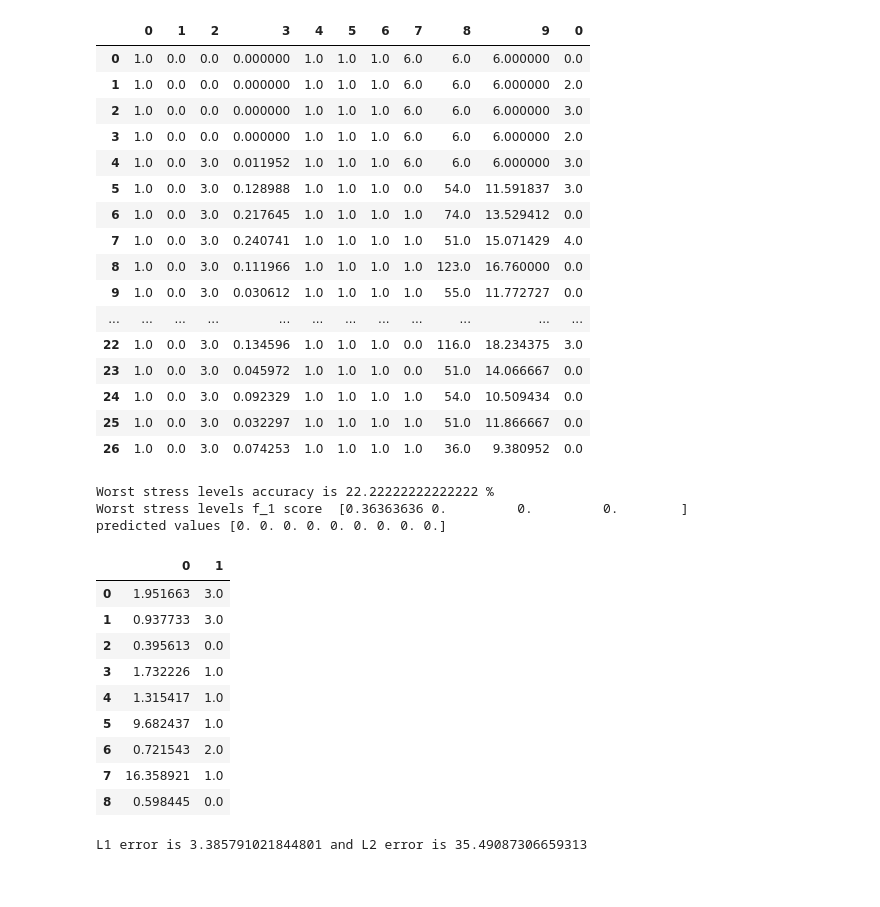
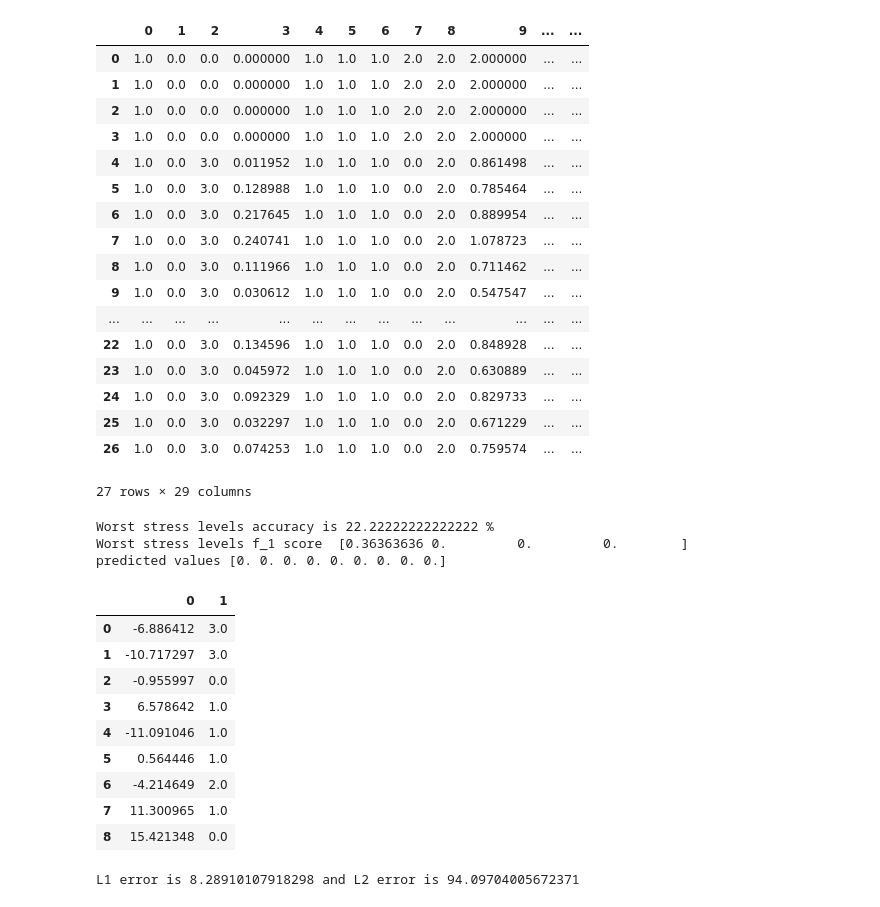
Before and after one commit to abhinavshaw1993/STRAIN-MachineLearning, a Jupyter notebook: notebooks/STRAIN_baseline_variable_generator.ipynb, the cells around one changed output. Cells and saved outputs as stored; diff of their text form; code cells hidden in the pictures.

```diff
--- a/notebooks/STRAIN_baseline_variable_generator.ipynb
+++ b/notebooks/STRAIN_baseline_variable_generator.ipynb
@@ -153,42 +153,43 @@ def generate_baseline_variables(feature_list=[
 
 #     return train_input_seq, train_target, val_input_seq, val_target
 # %%
-feature_list=["activity_details",
-             "sms_details",
-    "conversation_details",
-             ]
-train_input_seq, train_target, val_input_seq, val_target = generate_baseline_variables(feature_list)
+# feature_list=["activity_details",
+#              "sms_details",
+#     "conversation_details",
+#              ]
+train_input_seq, train_target, val_input_seq, val_target = generate_baseline_variables()
 # %%
 # Normalizing
 import pandas as pd
 
 
 display(pd.concat([pd.DataFrame(train_input_seq), pd.DataFrame(train_target)], axis=1))
 
 
 # print("training set", train_input_seq)
 # print("val set", val_input_seq)
 
 train_input_seq = normalize(train_input_seq, axis=1)
-val_input_seq = normalize(val_input_seq)
+val_input_seq = normalize(val_input_seq, axis=1)
 # %% [output]
-|  | 0 | 1 | 2 | 3 | 4 | 5 | 6 | 7 | 8 | 9 | 0 |
-| 0 | 1.0 | 0.0 | 0.0 | 0.000000 | 1.0 | 1.0 | 1.0 | 6.0 | 6.0 | 6.000000 | 0.0 |
-| 1 | 1.0 | 0.0 | 0.0 | 0.000000 | 1.0 | 1.0 | 1.0 | 6.0 | 6.0 | 6.000000 | 2.0 |
-| 2 | 1.0 | 0.0 | 0.0 | 0.000000 | 1.0 | 1.0 | 1.0 | 6.0 | 6.0 | 6.000000 | 3.0 |
-| 3 | 1.0 | 0.0 | 0.0 | 0.000000 | 1.0 | 1.0 | 1.0 | 6.0 | 6.0 | 6.000000 | 2.0 |
-| 4 | 1.0 | 0.0 | 3.0 | 0.011952 | 1.0 | 1.0 | 1.0 | 6.0 | 6.0 | 6.000000 | 3.0 |
-| 5 | 1.0 | 0.0 | 3.0 | 0.128988 | 1.0 | 1.0 | 1.0 | 0.0 | 54.0 | 11.591837 | 3.0 |
-| 6 | 1.0 | 0.0 | 3.0 | 0.217645 | 1.0 | 1.0 | 1.0 | 1.0 | 74.0 | 13.529412 | 0.0 |
-| 7 | 1.0 | 0.0 | 3.0 | 0.240741 | 1.0 | 1.0 | 1.0 | 1.0 | 51.0 | 15.071429 | 4.0 |
-| 8 | 1.0 | 0.0 | 3.0 | 0.111966 | 1.0 | 1.0 | 1.0 | 1.0 | 123.0 | 16.760000 | 0.0 |
-| 9 | 1.0 | 0.0 | 3.0 | 0.030612 | 1.0 | 1.0 | 1.0 | 1.0 | 55.0 | 11.772727 | 0.0 |
-| ... | ... | ... | ... | ... | ... | ... | ... | ... | ... | ... | ... |
-| 22 | 1.0 | 0.0 | 3.0 | 0.134596 | 1.0 | 1.0 | 1.0 | 0.0 | 116.0 | 18.234375 | 3.0 |
-| 23 | 1.0 | 0.0 | 3.0 | 0.045972 | 1.0 | 1.0 | 1.0 | 0.0 | 51.0 | 14.066667 | 0.0 |
-| 24 | 1.0 | 0.0 | 3.0 | 0.092329 | 1.0 | 1.0 | 1.0 | 1.0 | 54.0 | 10.509434 | 0.0 |
-| 25 | 1.0 | 0.0 | 3.0 | 0.032297 | 1.0 | 1.0 | 1.0 | 1.0 | 51.0 | 11.866667 | 0.0 |
-| 26 | 1.0 | 0.0 | 3.0 | 0.074253 | 1.0 | 1.0 | 1.0 | 1.0 | 36.0 | 9.380952 | 0.0 |
+|  | 0 | 1 | 2 | 3 | 4 | 5 | 6 | 7 | 8 | 9 | ... | ... |
+| 0 | 1.0 | 0.0 | 0.0 | 0.000000 | 1.0 | 1.0 | 1.0 | 2.0 | 2.0 | 2.000000 | ... | ... |
+| 1 | 1.0 | 0.0 | 0.0 | 0.000000 | 1.0 | 1.0 | 1.0 | 2.0 | 2.0 | 2.000000 | ... | ... |
+| 2 | 1.0 | 0.0 | 0.0 | 0.000000 | 1.0 | 1.0 | 1.0 | 2.0 | 2.0 | 2.000000 | ... | ... |
+| 3 | 1.0 | 0.0 | 0.0 | 0.000000 | 1.0 | 1.0 | 1.0 | 2.0 | 2.0 | 2.000000 | ... | ... |
+| 4 | 1.0 | 0.0 | 3.0 | 0.011952 | 1.0 | 1.0 | 1.0 | 0.0 | 2.0 | 0.861498 | ... | ... |
+| 5 | 1.0 | 0.0 | 3.0 | 0.128988 | 1.0 | 1.0 | 1.0 | 0.0 | 2.0 | 0.785464 | ... | ... |
+| 6 | 1.0 | 0.0 | 3.0 | 0.217645 | 1.0 | 1.0 | 1.0 | 0.0 | 2.0 | 0.889954 | ... | ... |
+| 7 | 1.0 | 0.0 | 3.0 | 0.240741 | 1.0 | 1.0 | 1.0 | 0.0 | 2.0 | 1.078723 | ... | ... |
+| 8 | 1.0 | 0.0 | 3.0 | 0.111966 | 1.0 | 1.0 | 1.0 | 0.0 | 2.0 | 0.711462 | ... | ... |
+| 9 | 1.0 | 0.0 | 3.0 | 0.030612 | 1.0 | 1.0 | 1.0 | 0.0 | 2.0 | 0.547547 | ... | ... |
+| ... | ... | ... | ... | ... | ... | ... | ... | ... | ... | ... | ... | ... |
+| 22 | 1.0 | 0.0 | 3.0 | 0.134596 | 1.0 | 1.0 | 1.0 | 0.0 | 2.0 | 0.848928 | ... | ... |
+| 23 | 1.0 | 0.0 | 3.0 | 0.045972 | 1.0 | 1.0 | 1.0 | 0.0 | 2.0 | 0.630889 | ... | ... |
+| 24 | 1.0 | 0.0 | 3.0 | 0.092329 | 1.0 | 1.0 | 1.0 | 0.0 | 2.0 | 0.829733 | ... | ... |
+| 25 | 1.0 | 0.0 | 3.0 | 0.032297 | 1.0 | 1.0 | 1.0 | 0.0 | 2.0 | 0.671229 | ... | ... |
+| 26 | 1.0 | 0.0 | 3.0 | 0.074253 | 1.0 | 1.0 | 1.0 | 0.0 | 2.0 | 0.759574 | ... | ... |
+27 rows × 29 columns
 # %%
 # Implementing Logistic Regression.
 
@@ -226,26 +233,31 @@ predicted values [0. 0. 0. 0. 0. 0. 0. 0. 0.]
 from sklearn.linear_model import LinearRegression
 from sklearn.metrics import mean_absolute_error
 from sklearn.metrics import mean_squared_error
+from sklearn.preprocessing import StandardScaler
+
+
+scalar = StandardScaler()
+train_input_seq = scalar.fit_transform(train_input_seq)
+val_input_seq = scalar.fit_transform(val_input_seq)
 
 clf = LinearRegression(fit_intercept=False)
 clf.fit(X=train_input_seq, y=train_target)
 y_pred = clf.predict(val_input_seq)
 
 display(pd.concat([pd.DataFrame(y_pred), pd.DataFrame(val_target)], axis=1, ignore_index=True))
-
 l1_error = mean_absolute_error(y_pred, val_target)
 l2_error = mean_squared_error(y_pred, val_target)
 
 print("L1 error is {} and L2 error is {}".format(l1_error, l2_error))
 # %% [output]
 |  | 0 | 1 |
-| 0 | 1.951663 | 3.0 |
-| 1 | 0.937733 | 3.0 |
-| 2 | 0.395613 | 0.0 |
-| 3 | 1.732226 | 1.0 |
-| 4 | 1.315417 | 1.0 |
-| 5 | 9.682437 | 1.0 |
-| 6 | 0.721543 | 2.0 |
-| 7 | 16.358921 | 1.0 |
-| 8 | 0.598445 | 0.0 |
+| 0 | -6.886412 | 3.0 |
+| 1 | -10.717297 | 3.0 |
+| 2 | -0.955997 | 0.0 |
+| 3 | 6.578642 | 1.0 |
+| 4 | -11.091046 | 1.0 |
+| 5 | 0.564446 | 1.0 |
+| 6 | -4.214649 | 2.0 |
+| 7 | 11.300965 | 1.0 |
+| 8 | 15.421348 | 0.0 |
-L1 error is 3.385791021844801 and L2 error is 35.49087306659313
+L1 error is 8.28910107918298 and L2 error is 94.09704005672371
```
Also changed, not shown: parts of 1 cell of this notebook, 4 other files.
